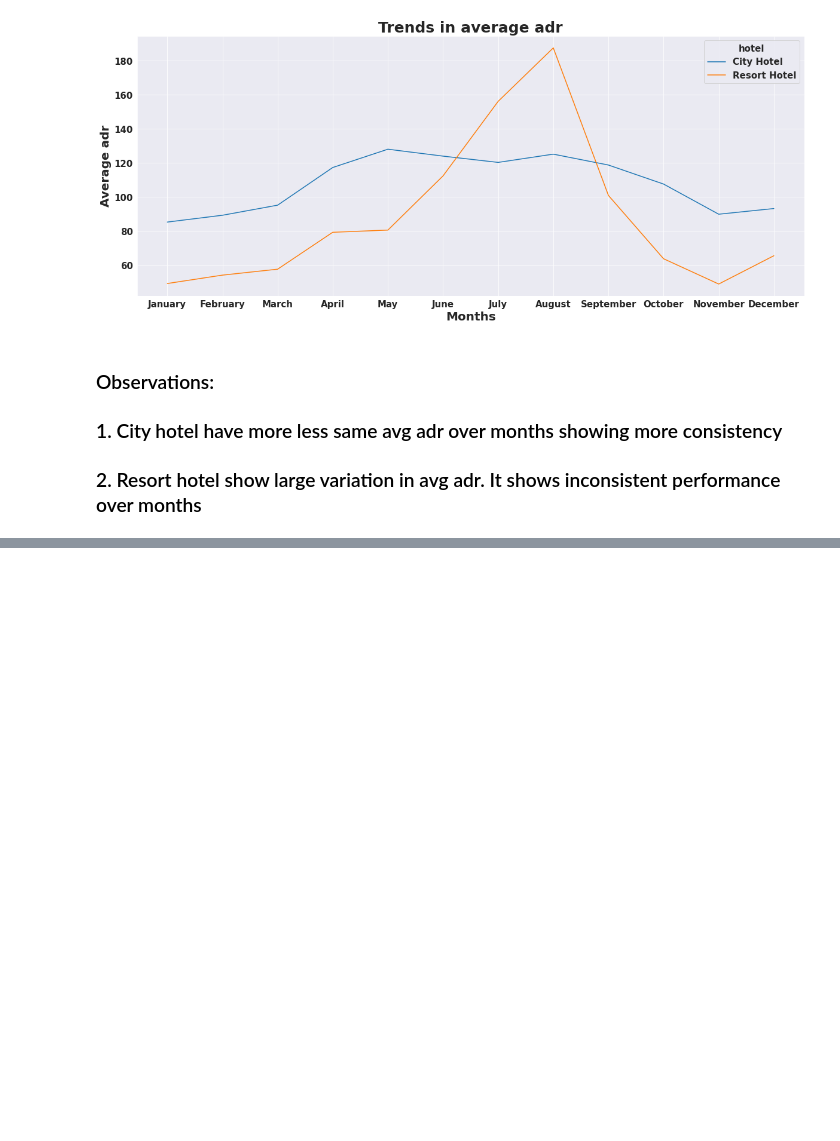
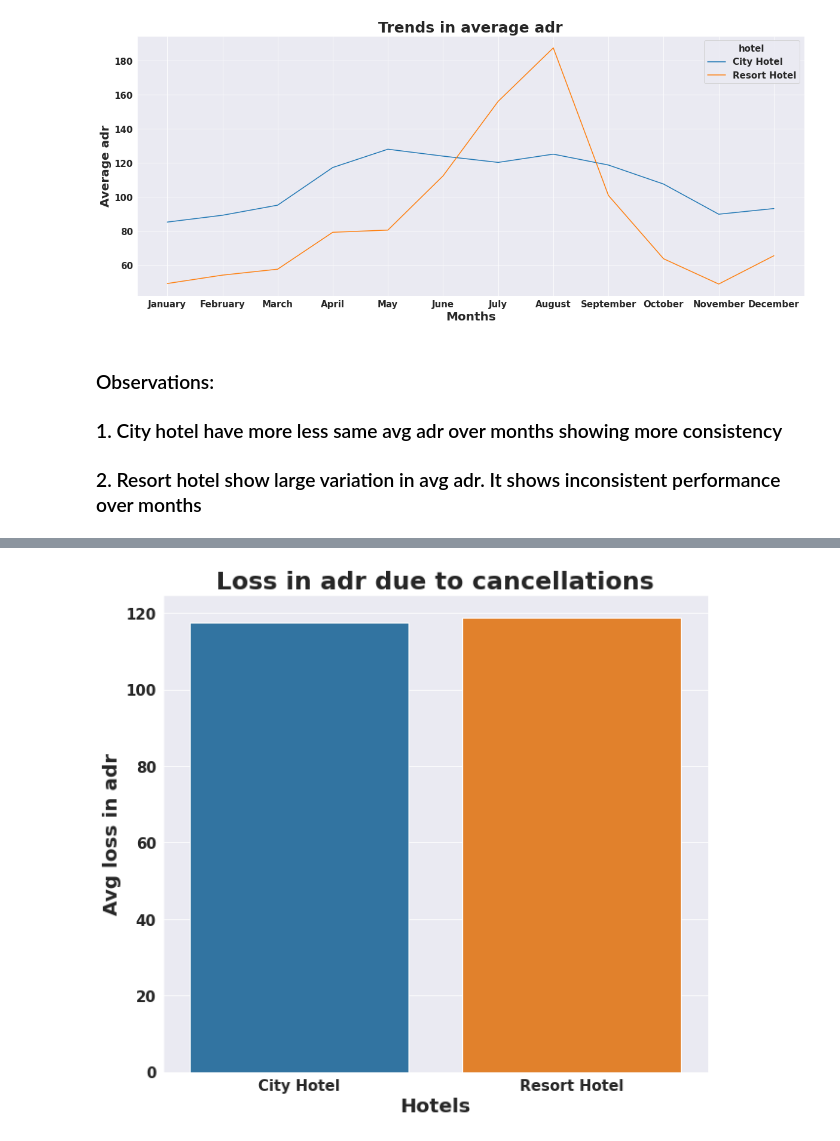
Before and after one commit to 7-sumit/Hotel-Booking-Analysis, a Jupyter notebook: Sumit_Berde_Hotel_Booking_Analysis_Capstone_Project.ipynb, the cells around one changed output, grey strips where cells are left out. Cells and saved outputs as stored; diff of their text form; code cells hidden in the pictures; blank space fills up the shorter version.

```diff
--- a/Sumit_Berde_Hotel_Booking_Analysis_Capstone_Project.ipynb
+++ b/Sumit_Berde_Hotel_Booking_Analysis_Capstone_Project.ipynb
@@ -572,0 +613,9 @@ plt.title('Trends in average adr');
+# %%
+# Plotting a bar plot
+plt.figure(figsize=(10,9))
+sns.barplot(x='hotels',y='avg_loss_in_adr',data=merged_df)
+plt.xlabel('Hotels')
+plt.ylabel('Avg loss in adr')
+plt.title('Loss in adr due to cancellations');
+# %% [output]
+[figure, added]
```
Also changed, not shown: parts of 5 cells of this notebook.
